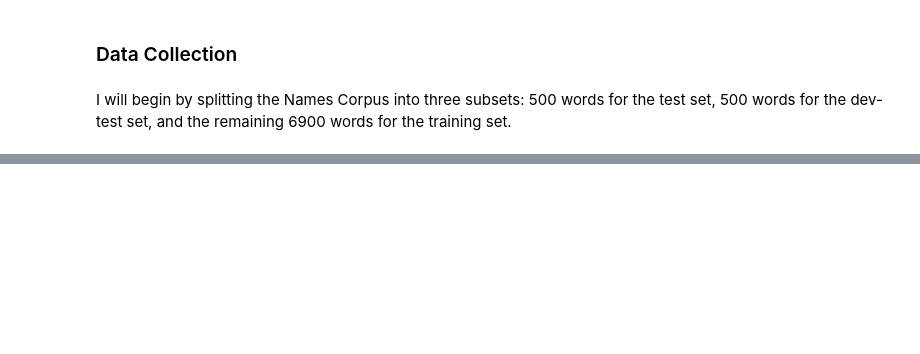
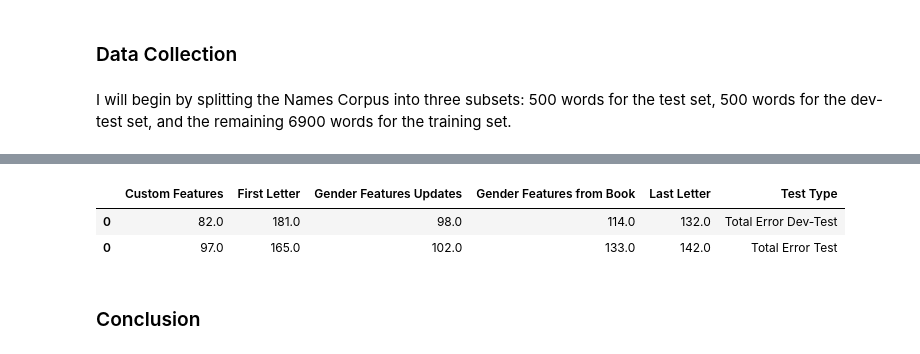
Before and after one commit to gpadmaperuma/DATA620-1, a Jupyter notebook: Project_3/Project_3.ipynb, the cells around one changed output, grey strips where cells are left out. Drawn from its saved outputs; the diff is of its cells as text; code cells hidden in the pictures; blank space fills up the shorter version.

```diff
--- a/Project_3/Project_3.ipynb
+++ b/Project_3/Project_3.ipynb
@@ -56,0 +328,10 @@ def error(gender_features):
+# %%
+total_error_dev_test_df = pd.DataFrame()
+total_error_dev_test_df = total_error_dev_test_df.append({
+     "First Letter": error_analysis(first_letter,nb1,display=False),
+     "Last Letter":  error_analysis(last_letter,nb2,display=False),
+     "Gender Features from Book": error_analysis(gender_features_from_book,nb3,display=False),
+     "Gender Features Updates" : error_analysis(gender_features_updated,nb4,display=False),
+     "Custom Features" : error_analysis(custom_features,nb5,display=False)
+      }, ignore_index=True)
+total_error_dev_test_df
@@ -56,0 +395,11 @@ def error(gender_features):
+# %%
+total_error_dfs=[total_error_dev_test_df,total_error_test_df]
+results = pd.concat(total_error_dfs,axis=0)
+results['Test Type'] = ['Total Error Dev-Test','Total Error Test']
+results
+# %% [output]
+|  | Custom Features | First Letter | Gender Features Updates | Gender Features from Book | Last Letter | Test Type |
+| 0 | 82.0 | 181.0 | 98.0 | 114.0 | 132.0 | Total Error Dev-Test |
+| 0 | 97.0 | 165.0 | 102.0 | 133.0 | 142.0 | Total Error Test |
+# %% [markdown]
+### Conclusion
```
Also changed, not shown: parts of 40 cells of this notebook.
